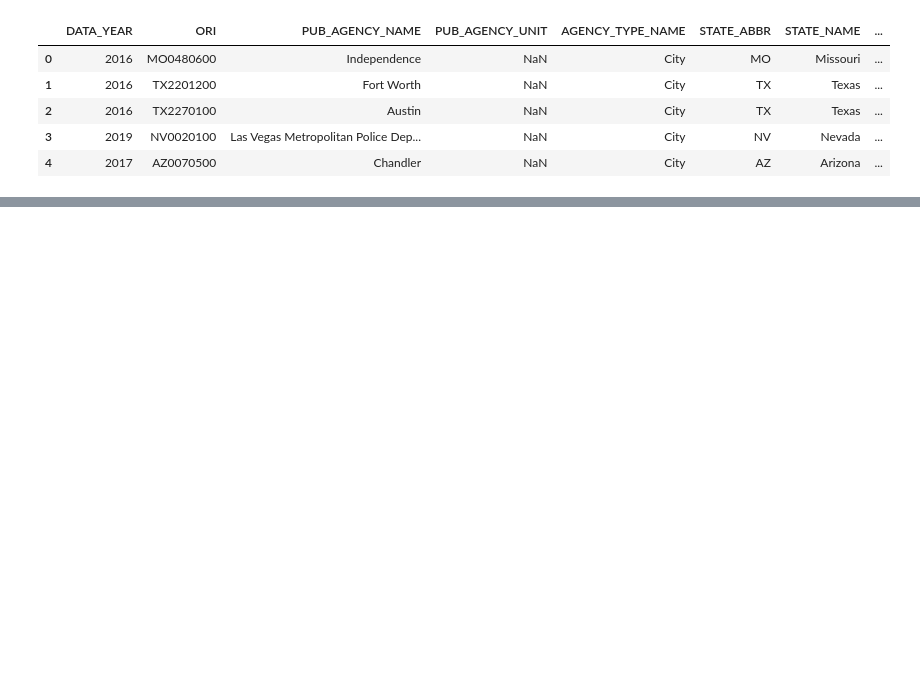
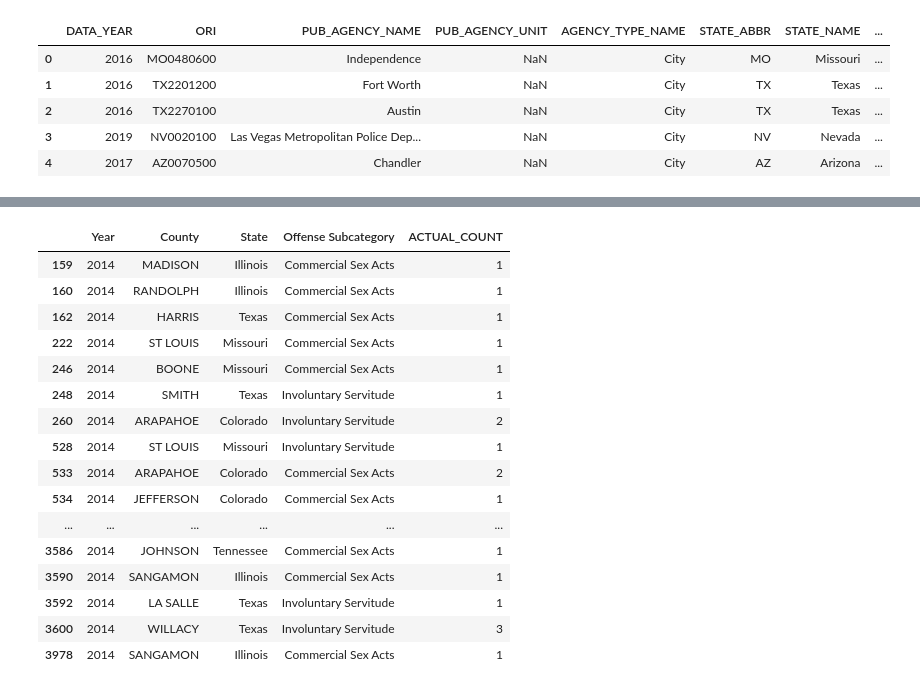
Before and after one commit to bakeralexan/human-trafficking, a Jupyter notebook: Human Trafficking.ipynb, the cells around one changed output, grey strips where cells are left out. Saved outputs shown, nothing was run; the diff lists cells and outputs as text; code cells hidden in the pictures; blank space fills up the shorter version.

```diff
--- a/Human Trafficking.ipynb
+++ b/Human Trafficking.ipynb
@@ -66,0 +88,3 @@ rename_ht_df
+# %%
+new_ht_df = rename_ht_df.loc[::, ['Year', 'County', 'State', 'Offense Subcategory', 'ACTUAL_COUNT']]
+new_ht_df
@@ -66,0 +136,21 @@ rename_ht_df
+# %%
+ht_2014 = new_ht_df.loc[new_ht_df['Year']== 2014]
+ht_2014
+# %% [output]
+|  | Year | County | State | Offense Subcategory | ACTUAL_COUNT |
+| 159 | 2014 | MADISON | Illinois | Commercial Sex Acts | 1 |
+| 160 | 2014 | RANDOLPH | Illinois | Commercial Sex Acts | 1 |
+| 162 | 2014 | HARRIS | Texas | Commercial Sex Acts | 1 |
+| 222 | 2014 | ST LOUIS | Missouri | Commercial Sex Acts | 1 |
+| 246 | 2014 | BOONE | Missouri | Commercial Sex Acts | 1 |
+| 248 | 2014 | SMITH | Texas | Involuntary Servitude | 1 |
+| 260 | 2014 | ARAPAHOE | Colorado | Involuntary Servitude | 2 |
+| 528 | 2014 | ST LOUIS | Missouri | Involuntary Servitude | 1 |
+| 533 | 2014 | ARAPAHOE | Colorado | Commercial Sex Acts | 2 |
+| 534 | 2014 | JEFFERSON | Colorado | Commercial Sex Acts | 1 |
+| ... | ... | ... | ... | ... | ... |
+| 3586 | 2014 | JOHNSON | Tennessee | Commercial Sex Acts | 1 |
+| 3590 | 2014 | SANGAMON | Illinois | Commercial Sex Acts | 1 |
+| 3592 | 2014 | LA SALLE | Texas | Involuntary Servitude | 1 |
+| 3600 | 2014 | WILLACY | Texas | Involuntary Servitude | 3 |
+| 3978 | 2014 | SANGAMON | Illinois | Commercial Sex Acts | 1 |
```
Also changed, not shown: parts of 35 cells of this notebook, 2 other files.
